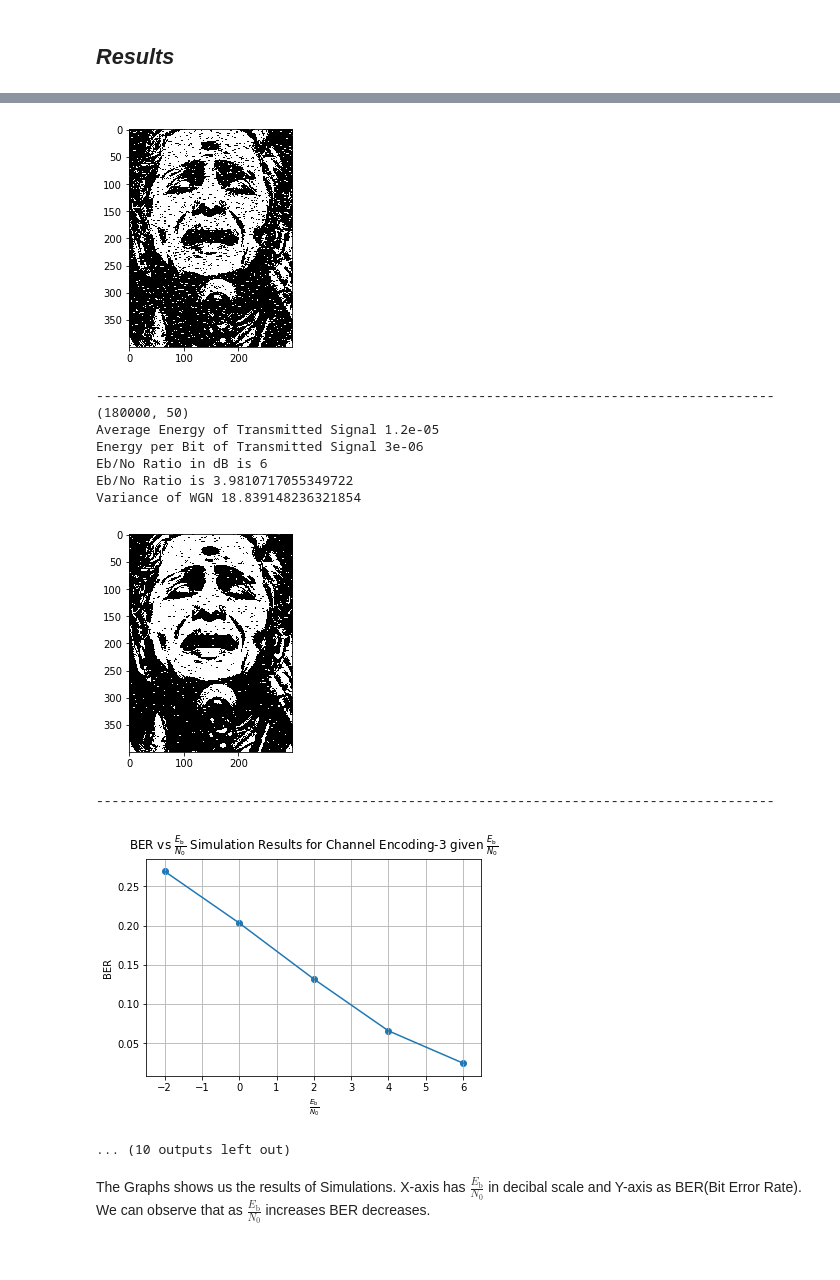
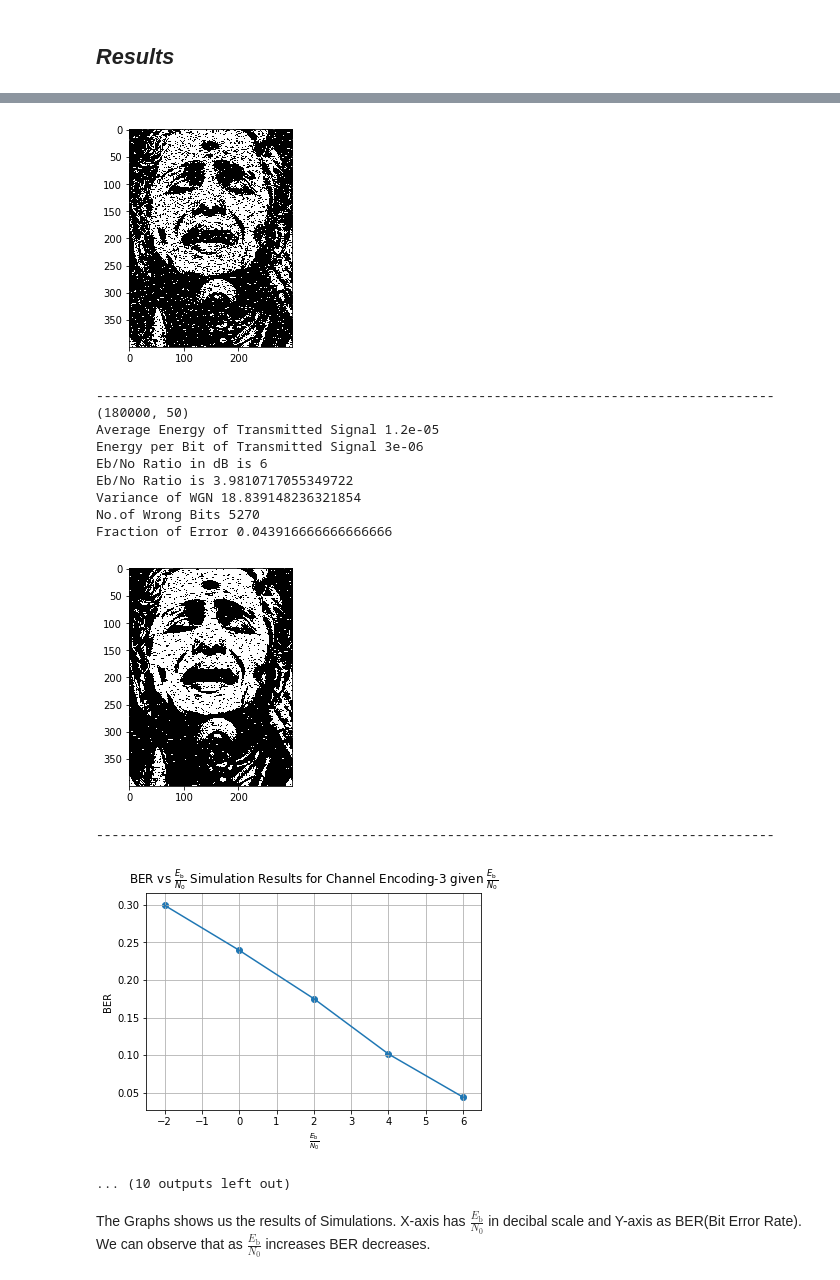
Before and after one commit to krishnasrikard/IIT-Hyderabad-Semester-Courses, a Jupyter notebook: EE2025/Assignment - 2/Code of Assignment - 2.ipynb, the cells around one changed output, grey strips where cells are left out. Cells and saved outputs as stored; diff of their text form; code cells hidden in the pictures.

```diff
--- a/EE2025/Assignment - 2/Code of Assignment - 2.ipynb
+++ b/EE2025/Assignment - 2/Code of Assignment - 2.ipynb
@@ -228,3 +228,15 @@ def Bit_Possibilities_Encoded(Signal,Channel_No):
     Bits_4 = np.reshape(Bits_4,(r,t))
 
     return Bits_8,Bits_4
+# %%
+def Bit_Possibilities_4_BitEncoder(Channel_No):
+
+    if Channel_No == 1:
+        M = np.matrix('1 1 1 1 0 0 0 0; 1 1 0 0 1 1 0 0; 1 0 1 0 1 0 1 0; 0 1 1 0 1 0 0 1')
+    elif Channel_No == 3:
+        M = np.matrix('1 0 0 0 0 1 1 1 1 0 1 0; 0 1 0 0 1 0 1 1 0 1 1 0; 0 0 1 0 1 1 1 0 1 1 1 1; 0 0 0 1 0 0 0 1 1 1 1 1')
+
+    Bits_4 = np.matrix(np.c_[tuple(i.ravel() for i in np.mgrid[:2,:2,:2,:2])])
+    Bits = Bits_4 * M
+
+    return Bits,Bits_4
@@ -383,8 +401,7 @@ def Channel_DecodeTech1(Signal,Ref_8,Ref_4):
     for i in range(0,Signal.shape[0],8):
         s = Signal[i:i+8]
         m = np.argmin(np.sum(np.add(Ref_8,s)%2,axis=1))
-
-        Output = np.concatenate([Output,Ref_4[m]])
+        Output = np.concatenate([Output,np.squeeze(np.asarray(Ref_4[m]))])
 
     return Output.astype(int)
 # %%
@@ -400,7 +417,7 @@ def Channel_DecodeTech3(Signal,Ref_12,Ref_4):
     for i in range(0,Signal.shape[0],12):
         s = Signal[i:i+12]
         m = np.argmin(np.sum(np.add(Ref_12,s)%2,axis=1))
-        Output = np.concatenate([Output,Ref_4[m]])
+        Output = np.concatenate([Output,np.squeeze(np.asarray(Ref_4[m]))])
 
     return Output.astype(int)
 # %% [markdown]
@@ -445,7 +462,7 @@ Eb_per_No_dB = []
 for r in Ratio:
     Encoded_Signal = Channel_EncodeTech1(Digital_Signal)
     Received_Signal,Ratio = Modulation(Encoded_Signal,fc,T,M,fs,8,4,Cutoff_Freq=Cutoff_Freq,Ratio=r)
-    Bits_8,Bits_4 = Bit_Possibilities_Encoded(Digital_Signal,1)
+    Bits_8,Bits_4 = Bit_Possibilities_4_BitEncoder(1)
     Decoded_Signal = Channel_DecodeTech1(Received_Signal,Bits_8,Bits_4)
 
     BER.append(Bit_Error_Rate(Decoded_Signal,Digital_Signal))
@@ -462,7 +479,7 @@ Eb_per_No_dB = []
 for v in Variance:
     Encoded_Signal = Channel_EncodeTech1(Digital_Signal)
     Received_Signal,Ratio = Modulation(Encoded_Signal,fc,T,M,fs,8,4,Cutoff_Freq=Cutoff_Freq,Variance=v,VarianceTruth=True)
-    Bits_8,Bits_4 = Bit_Possibilities_Encoded(Digital_Signal,1)
+    Bits_8,Bits_4 = Bit_Possibilities_4_BitEncoder(1)
     Decoded_Signal = Channel_DecodeTech1(Received_Signal,Bits_8,Bits_4)
 
     BER.append(Bit_Error_Rate(Decoded_Signal,Digital_Signal))
@@ -599,7 +636,7 @@ Eb_per_No_dB = []
 for r in Ratio:
     Encoded_Signal = Channel_EncodeTech3(Digital_Signal)
     Received_Signal,Ratio = Modulation(Encoded_Signal,fc,T,M,fs,12,4,Cutoff_Freq=Cutoff_Freq,Ratio=r)
-    Bits_12,Bits_4 = Bit_Possibilities_Encoded(Digital_Signal,3)
+    Bits_12,Bits_4 = Bit_Possibilities_4_BitEncoder(3)
     Decoded_Signal = Channel_DecodeTech3(Received_Signal,Bits_12,Bits_4)
 
     BER.append(Bit_Error_Rate(Decoded_Signal,Digital_Signal))
@@ -616,7 +653,7 @@ Eb_per_No_dB = []
 for v in Variance:
     Encoded_Signal = Channel_EncodeTech3(Digital_Signal)
     Received_Signal,Ratio = Modulation(Encoded_Signal,fc,T,M,fs,12,4,Cutoff_Freq=Cutoff_Freq,Variance=v,VarianceTruth=True)
-    Bits_12,Bits_4 = Bit_Possibilities_Encoded(Digital_Signal,3)
+    Bits_12,Bits_4 = Bit_Possibilities_4_BitEncoder(3)
     Decoded_Signal = Channel_DecodeTech3(Received_Signal,Bits_12,Bits_4)
 
     BER.append(Bit_Error_Rate(Decoded_Signal,Digital_Signal))
@@ -659,14 +704,16 @@ Variance of WGN 29.85803779151229
-[figure, old version]
+[figure, new version]
 ---------------------------------------------------------------------------------------
 (180000, 50)
 Average Energy of Transmitted Signal 1.2e-05
 Energy per Bit of Transmitted Signal 3e-06
 Eb/No Ratio in dB is 6
 Eb/No Ratio is 3.9810717055349722
 Variance of WGN 18.839148236321854
+No.of Wrong Bits 5270
+Fraction of Error 0.043916666666666666
-[figure, old version]
+[figure, new version]
 ---------------------------------------------------------------------------------------
-[figure, old version]
+[figure, new version]
 ... (10 outputs left out)
 # %% [markdown]
 The Graphs shows us the results of Simulations. X-axis has $\frac{E_{\mathrm{b}}}{N_{0}}$ in decibal scale and Y-axis as BER(Bit Error Rate). We can observe that as $\frac{E_{\mathrm{b}}}{N_{0}}$ increases BER decreases.
```
Also changed, not shown: parts of 6 cells of this notebook, 8 other files.
